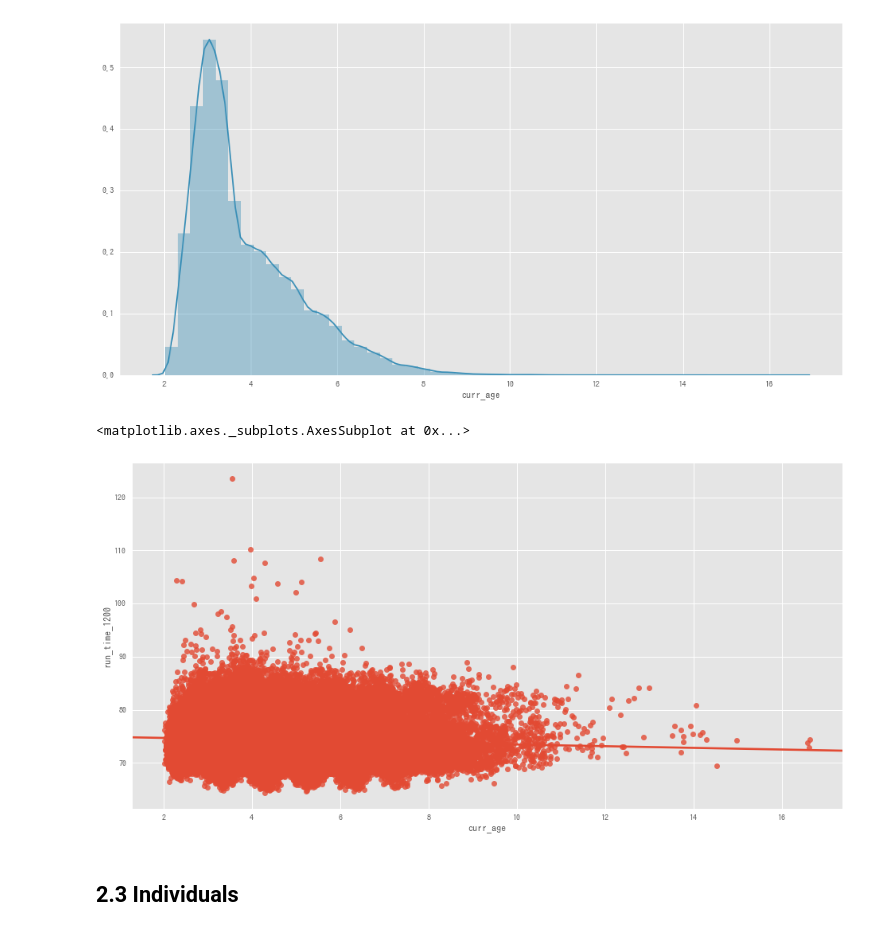
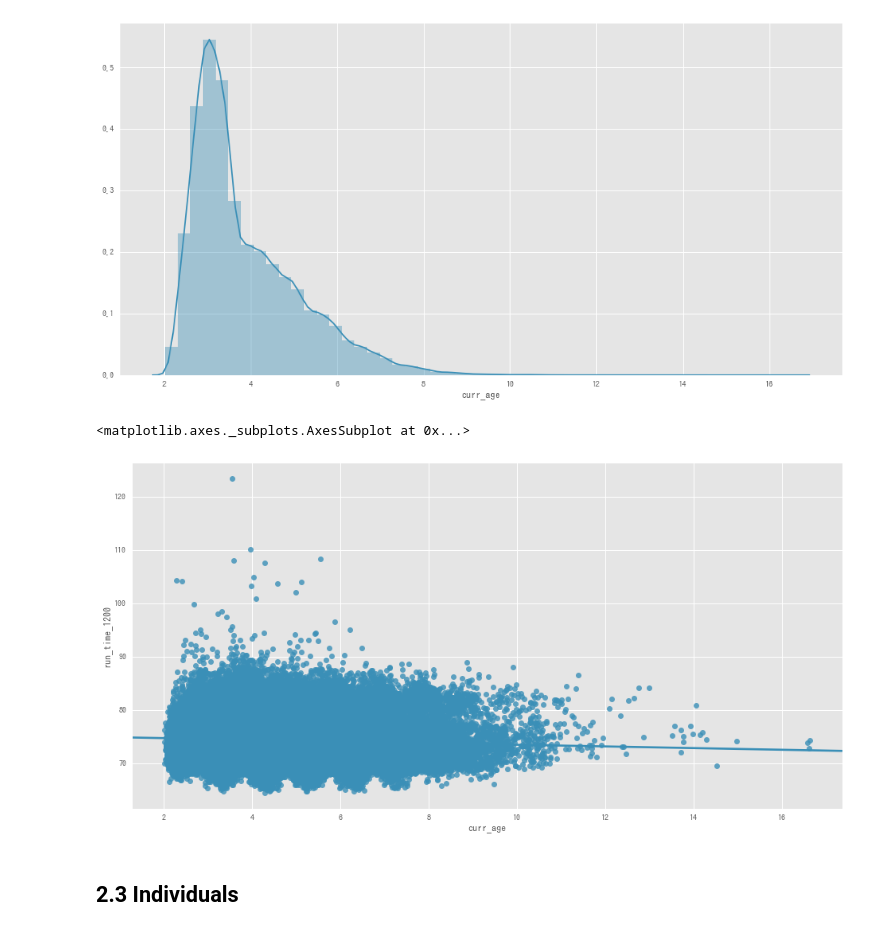
Before and after one commit to terryluzj/ba-fyp-sports-analytics, a Jupyter notebook: analysis/descriptive.ipynb, the cells around one changed output. Saved outputs shown, nothing was run; the diff lists cells and outputs as text; code cells hidden in the pictures.

```diff
--- a/analysis/descriptive.ipynb
+++ b/analysis/descriptive.ipynb
@@ -212,10 +212,10 @@ sns.distplot(horse_race['curr_age'], color='#3A8FB7')
 [figure]
 # %%
 horse_race['run_time_1200'] = horse_race['run_time'] / (horse_race['distance'] / 1200)
-sns.regplot(x='curr_age', y='run_time_1200', data=horse_race)
+sns.regplot(x='curr_age', y='run_time_1200', data=horse_race, color='#3A8FB7')
 # %% [output]
 <matplotlib.axes._subplots.AxesSubplot at 0x...>
-[figure, old version]
+[figure, new version]
 # %% [markdown]
 ## 2.3 Individuals
 # %%
```
Also changed, not shown: parts of 10 cells of this notebook.
